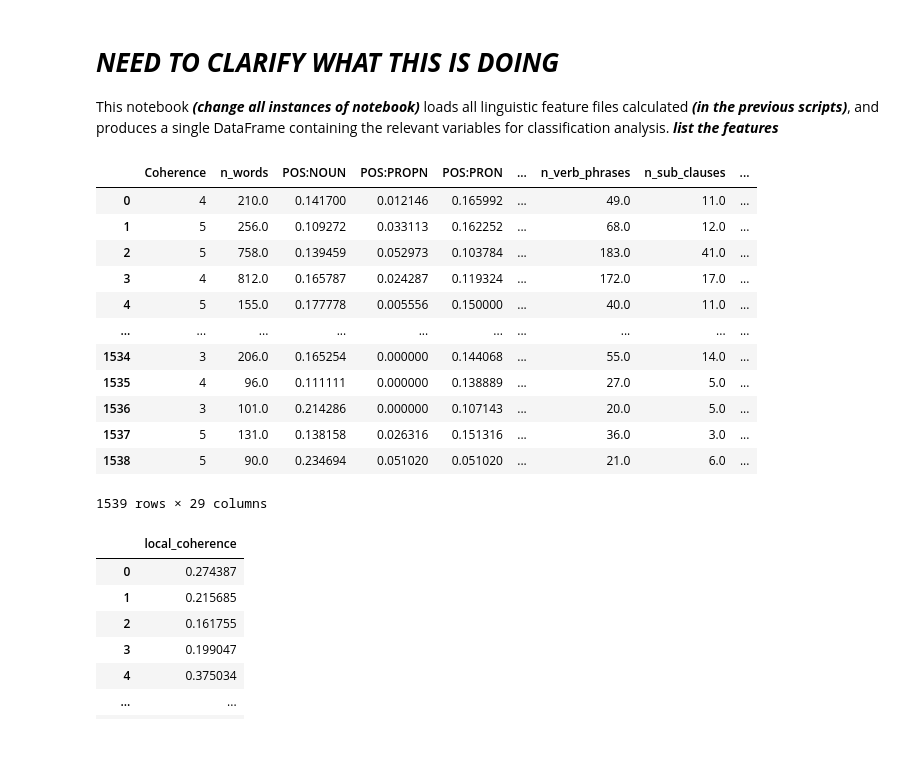
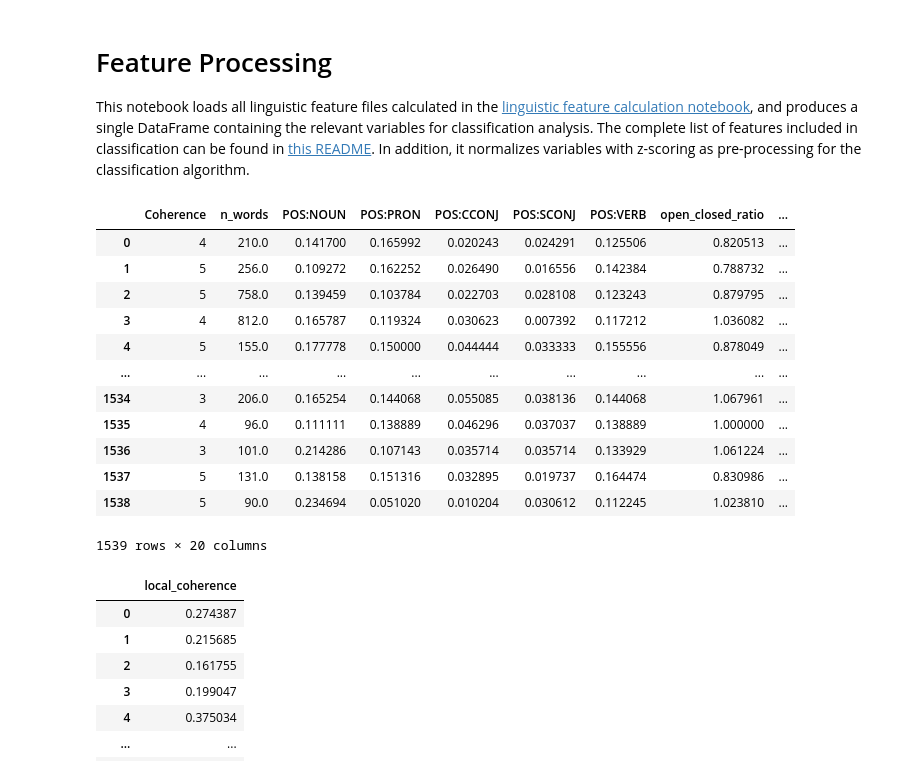
Before and after one commit to emilia-cichocki/Final_Project_LING_430, a Jupyter notebook: feature_processing.ipynb, the cells around one changed output. Cells and saved outputs as stored; diff of their text form; code cells hidden in the pictures; blank space fills up the shorter version.

Commit message:
Updated README, docstrings, and code comments

```diff
--- a/feature_processing.ipynb
+++ b/feature_processing.ipynb
@@ -1,6 +1,6 @@
 # %% [markdown]
-# ***NEED TO CLARIFY WHAT THIS IS DOING***
-This notebook ***(change all instances of notebook)*** loads all linguistic feature files calculated ***(in the previous scripts)***, and produces a single DataFrame containing the relevant variables for classification analysis. ***list the features***
+# Feature Processing
+This notebook loads all linguistic feature files calculated in the [linguistic feature calculation notebook](linguistic_feature_calculation.ipynb), and produces a single DataFrame containing the relevant variables for classification analysis. The complete list of features included in classification can be found in [this README](README.md). In addition, it normalizes variables with z-scoring as pre-processing for the classification algorithm.
 # %%
 # Importing necessary libraries
 import pandas as pd
@@ -8,55 +8,48 @@ from scipy.stats import zscore
 # %%
 # Loading the linguistic features file
 ling_features = pd.read_csv('linguistic_features/linguistic_features.csv', index_col = 0)
+
+# TODO: finish this!! update the features
 
 # Creating a DataFrame with the relevant features
 ling_features_finalized = ling_features[
     ['Coherence',
     'n_words',
     'POS:NOUN',
-    'POS:PROPN',
     'POS:PRON',
-    'POS:ADJ',
-    'POS:ADV',
     'POS:CCONJ',
     'POS:SCONJ',
-    'POS:DET', ''
+    'POS:VERB',
     'open_closed_ratio',
     'type_token_ratio',
     'propositional_density',
     'n_logical_operators',
     'log10_freq_mean',
     'semantic_diversity_mean',
-    'aoa_mean',
-    'concreteness_mean',
     'semantic_thematic_distance',
     'surprisal',
     'coref_local',
     'coref_global',
     'n_constituents',
-    'n_noun_phrases',
-    'n_verb_phrases',
-    'n_sub_clauses',
-    'n_prep_phrases',
     'mean_np_length',
     'mean_vp_length']
 ]
 
 display(ling_features_finalized)
 # %% [output]
-|  | Coherence | n_words | POS:NOUN | POS:PROPN | POS:PRON | ... | n_verb_phrases | n_sub_clauses | ... |
-| 0 | 4 | 210.0 | 0.141700 | 0.012146 | 0.165992 | ... | 49.0 | 11.0 | ... |
-| 1 | 5 | 256.0 | 0.109272 | 0.033113 | 0.162252 | ... | 68.0 | 12.0 | ... |
-| 2 | 5 | 758.0 | 0.139459 | 0.052973 | 0.103784 | ... | 183.0 | 41.0 | ... |
-| 3 | 4 | 812.0 | 0.165787 | 0.024287 | 0.119324 | ... | 172.0 | 17.0 | ... |
-| 4 | 5 | 155.0 | 0.177778 | 0.005556 | 0.150000 | ... | 40.0 | 11.0 | ... |
+|  | Coherence | n_words | POS:NOUN | POS:PRON | POS:CCONJ | POS:SCONJ | POS:VERB | open_closed_ratio | ... |
+| 0 | 4 | 210.0 | 0.141700 | 0.165992 | 0.020243 | 0.024291 | 0.125506 | 0.820513 | ... |
+| 1 | 5 | 256.0 | 0.109272 | 0.162252 | 0.026490 | 0.016556 | 0.142384 | 0.788732 | ... |
+| 2 | 5 | 758.0 | 0.139459 | 0.103784 | 0.022703 | 0.028108 | 0.123243 | 0.879795 | ... |
+| 3 | 4 | 812.0 | 0.165787 | 0.119324 | 0.030623 | 0.007392 | 0.117212 | 1.036082 | ... |
+| 4 | 5 | 155.0 | 0.177778 | 0.150000 | 0.044444 | 0.033333 | 0.155556 | 0.878049 | ... |
 | ... | ... | ... | ... | ... | ... | ... | ... | ... | ... |
-| 1534 | 3 | 206.0 | 0.165254 | 0.000000 | 0.144068 | ... | 55.0 | 14.0 | ... |
-| 1535 | 4 | 96.0 | 0.111111 | 0.000000 | 0.138889 | ... | 27.0 | 5.0 | ... |
-| 1536 | 3 | 101.0 | 0.214286 | 0.000000 | 0.107143 | ... | 20.0 | 5.0 | ... |
-| 1537 | 5 | 131.0 | 0.138158 | 0.026316 | 0.151316 | ... | 36.0 | 3.0 | ... |
-| 1538 | 5 | 90.0 | 0.234694 | 0.051020 | 0.051020 | ... | 21.0 | 6.0 | ... |
+| 1534 | 3 | 206.0 | 0.165254 | 0.144068 | 0.055085 | 0.038136 | 0.144068 | 1.067961 | ... |
+| 1535 | 4 | 96.0 | 0.111111 | 0.138889 | 0.046296 | 0.037037 | 0.138889 | 1.000000 | ... |
+| 1536 | 3 | 101.0 | 0.214286 | 0.107143 | 0.035714 | 0.035714 | 0.133929 | 1.061224 | ... |
+| 1537 | 5 | 131.0 | 0.138158 | 0.151316 | 0.032895 | 0.019737 | 0.164474 | 0.830986 | ... |
+| 1538 | 5 | 90.0 | 0.234694 | 0.051020 | 0.010204 | 0.030612 | 0.112245 | 1.023810 | ... |
-1539 rows × 29 columns
+1539 rows × 20 columns
 # %%
 # Loading the local coherence file
 coherence = pd.read_csv('linguistic_features/coherence_results.csv')
```
Also changed, not shown: parts of 3 cells of this notebook, 8 other files.
